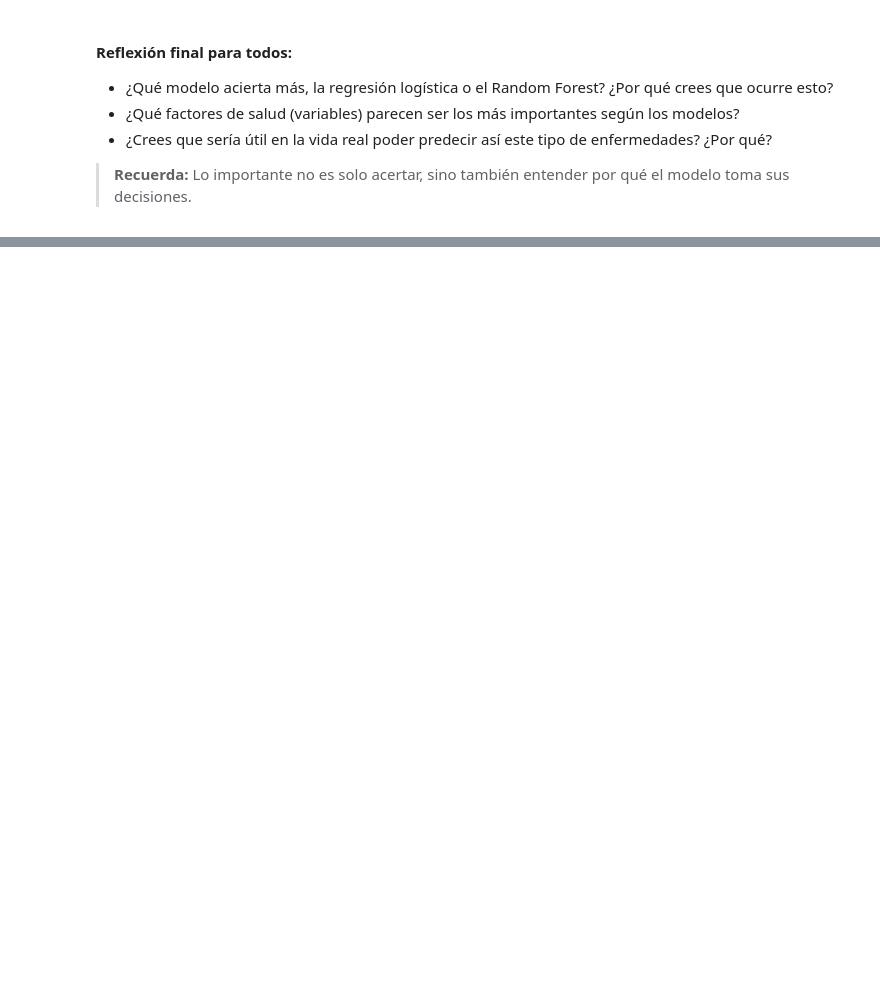
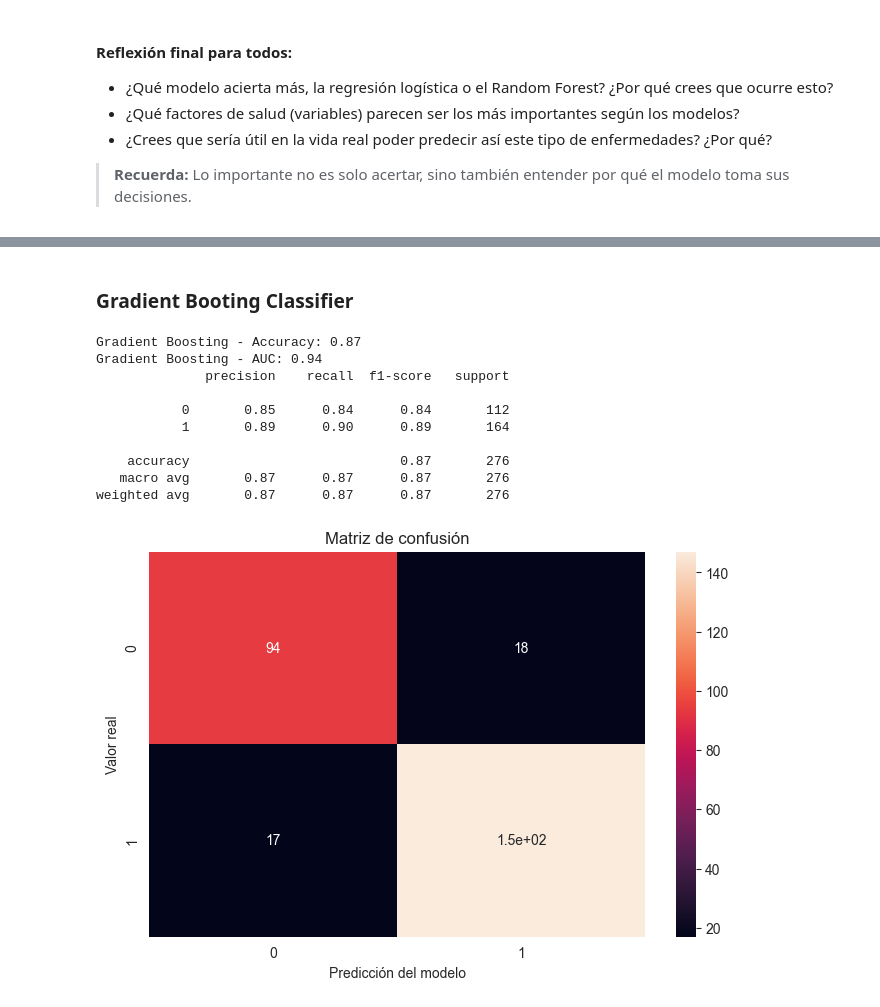
Before and after one commit to jafprofesor/IFCD093PO, a Jupyter notebook: 2025-10-28/Heart_Failure_Prediction_Dataset–Clasificación.ipynb, the cells around one changed output, grey strips where cells are left out. Cells and saved outputs as stored; diff of their text form; code cells hidden in the pictures; blank space fills up the shorter version.

```diff
--- a/2025-10-28/Heart_Failure_Prediction_Dataset–Clasificación.ipynb
+++ b/2025-10-28/Heart_Failure_Prediction_Dataset–Clasificación.ipynb
@@ -135,0 +259,30 @@ print('Random Forest AUC:', roc_auc_score(y_test, rf.predict_proba(X_test)[:,1])
+# %% [markdown]
+### Gradient Booting Classifier
+# %%
+gbr_dia = GradientBoostingClassifier(n_estimators=50, random_state=42)
+gbr_dia.fit(X_train, y_train)
+y_dia_pred = gbr_dia.predict(X_test)
+acc_dia = accuracy_score(y_test, y_dia_pred)
+auc_dia = roc_auc_score(y_test, gbr_dia.predict_proba(X_test)[:,1])
+print(f'Gradient Boosting - Accuracy: {acc_dia:.2f}')
+print(f'Gradient Boosting - AUC: {auc_dia:.2f}')
+print(classification_report(y_test, y_dia_pred))
+
+# Mostramos la matriz de confusión: cuántos aciertos y errores
+sns.heatmap(confusion_matrix(y_test, y_dia_pred), annot=True)
+plt.title('Matriz de confusión')
+plt.xlabel('Predicción del modelo')
+plt.ylabel('Valor real')
+plt.show()
+# %% [output]
+Gradient Boosting - Accuracy: 0.87
+Gradient Boosting - AUC: 0.94
+              precision    recall  f1-score   support
+
+           0       0.85      0.84      0.84       112
+           1       0.89      0.90      0.89       164
+
+    accuracy                           0.87       276
+   macro avg       0.87      0.87      0.87       276
+weighted avg       0.87      0.87      0.87       276
+[figure, added]
```
Also changed, not shown: parts of 18 cells of this notebook.
